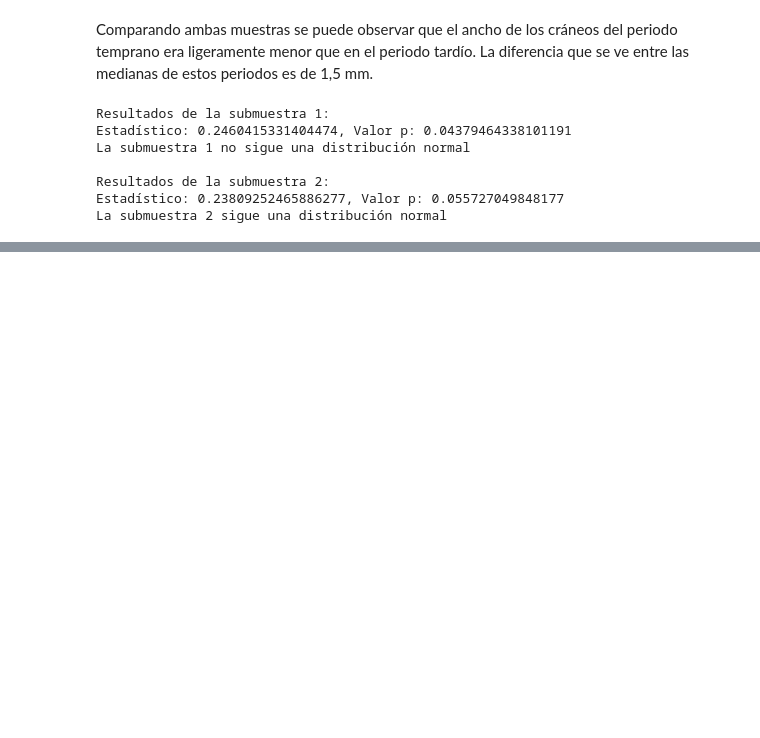
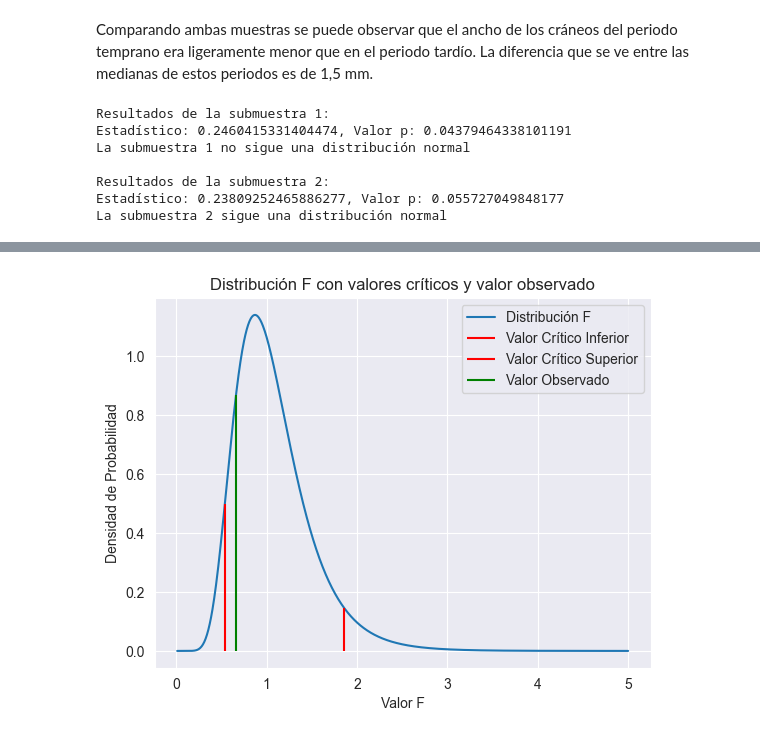
Before and after one commit to gerardofv02/Master, a Jupyter notebook: Estadistica/Ejercicio/Ejercicio Estadistica Gerardo.ipynb, the cells around one changed output, grey strips where cells are left out. Drawn from its saved outputs; the diff is of its cells as text; code cells hidden in the pictures; blank space fills up the shorter version.

Commit message:
finished estadistica

```diff
--- a/Estadistica/Ejercicio/Ejercicio Estadistica Gerardo.ipynb
+++ b/Estadistica/Ejercicio/Ejercicio Estadistica Gerardo.ipynb
@@ -296,3 +297,25 @@ La submuestra 1 no sigue una distribución normal
 Resultados de la submuestra 2:
 Estadístico: 0.23809252465886277, Valor p: 0.055727049848177
 La submuestra 2 sigue una distribución normal
+# %%
+from scipy.stats import f
+## Calculamos grados libertad
+grados_libertad_temprano = valores_temprano.loc[valores_temprano['Medida']=='count', 'Anchura del cráneo'].values[0] - 1
+grados_libertad_tardio = valores_tardio.loc[valores_tardio['Medida']=='count', 'Anchura del cráneo'].values[0] - 1
+
+# Calculamos alfa para 90% de confianza (al ser 2 colas -> alfa/2)
+alfa_doscolas = 0.1/2
+
+# calculamos valor crítico inferior y superior
+critico_superior = f.ppf(1-alfa_doscolas,grados_libertad_temprano,grados_libertad_tardio)
+critico_inferior = 1/critico_superior
+
+# Calulamos la F estadística
+
+f_estadistica = mt.pow (valores_temprano.loc[valores_temprano['Medida'] == 'std', 'Anchura del cráneo'].values[0],2)/mt.pow(valores_tardio.loc[valores_tardio['Medida'] == 'std', 'Anchura del cráneo'].values[0],2)
+
+print("Grados libertad temprano: " , grados_libertad_temprano, "\n")
+print("Grados libertad tardio: " , grados_libertad_tardio, "\n")
+print("Alfa dos colas: " , alfa_doscolas, "\n")
+print("Critico superior e inferior: " , critico_inferior, " < F <" ,critico_superior , "\n")
+print("F estadistica: ", f_estadistica)
@@ -298,0 +332,24 @@ La submuestra 2 sigue una distribución normal
+# %%
+# Creamos gráfico de demostración:
+import numpy as np
+import matplotlib.pyplot as plt
+from scipy.stats import f
+
+f_values = np.linspace(0.01, 5, 1000)
+
+f_distribucion = f.pdf(f_values, grados_libertad_temprano, grados_libertad_tardio)
+
+plt.plot(f_values, f_distribucion, label='Distribución F')
+
+plt.vlines(critico_inferior, 0, f.pdf(critico_inferior, grados_libertad_temprano, grados_libertad_tardio), colors='r', label='Valor Crítico Inferior')
+plt.vlines(critico_superior, 0, f.pdf(critico_superior, grados_libertad_temprano, grados_libertad_tardio), colors='r', label='Valor Crítico Superior')
+plt.vlines(f_estadistica, 0, f.pdf(f_estadistica, grados_libertad_temprano, grados_libertad_tardio), colors='g', label='Valor Observado')
+
+plt.legend()
+plt.xlabel('Valor F')
+plt.ylabel('Densidad de Probabilidad')
+plt.title('Distribución F con valores críticos y valor observado')
+
+plt.show()
+# %% [output]
+[figure, added]
```
Also changed, not shown: parts of 6 cells of this notebook.
